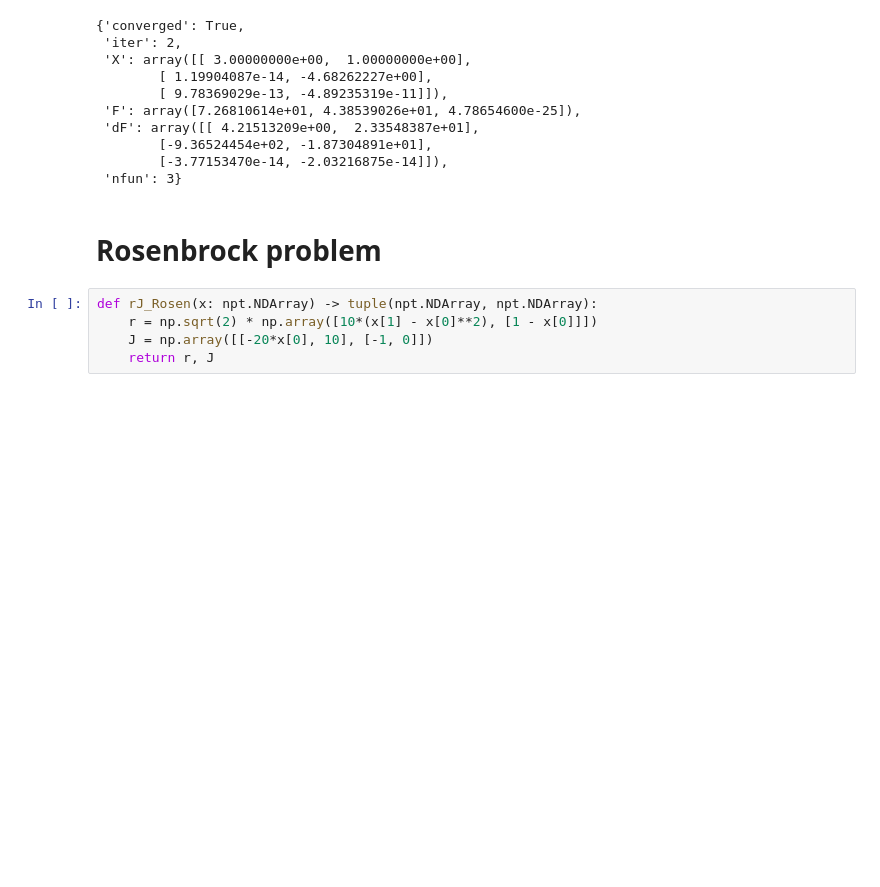
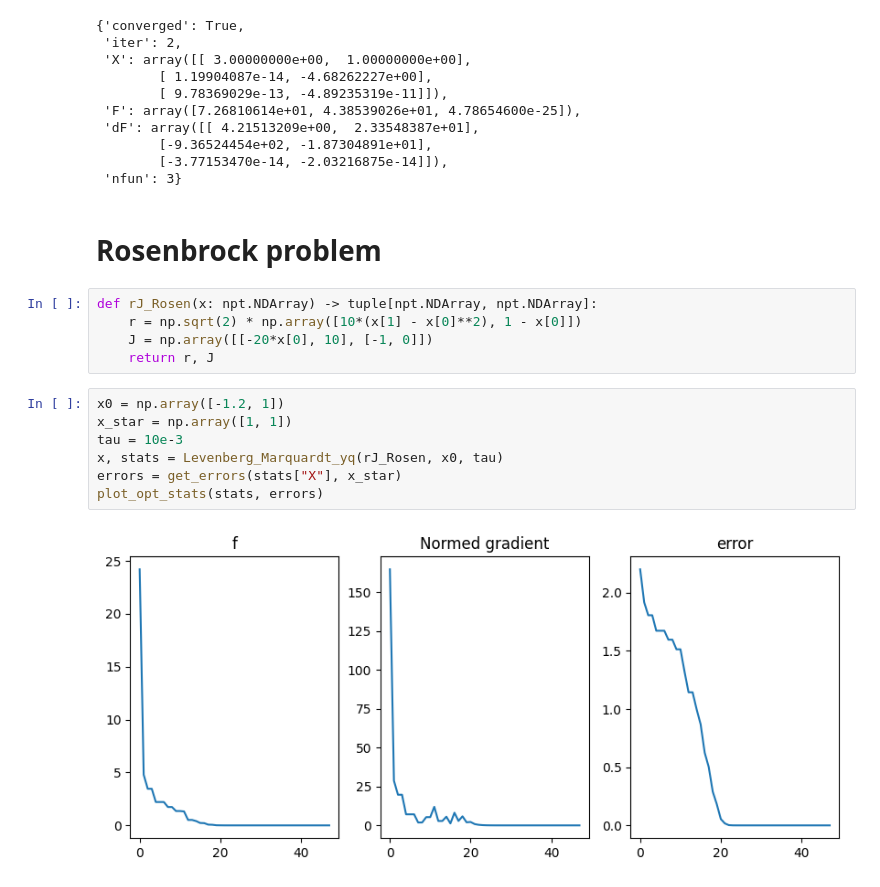
Before and after one commit to Tolsager/opt_hw2, a Jupyter notebook: victor.ipynb, the cells around one changed output. Cells and saved outputs as stored; diff of their text form; blank space fills up the shorter version.

```diff
--- a/victor.ipynb
+++ b/victor.ipynb
@@ -83,7 +83,16 @@ stats
 # %% [markdown]
 # Rosenbrock problem
 # %%
-def rJ_Rosen(x: npt.NDArray) -> tuple(npt.NDArray, npt.NDArray):
-    r = np.sqrt(2) * np.array([10*(x[1] - x[0]**2), [1 - x[0]]])
+def rJ_Rosen(x: npt.NDArray) -> tuple[npt.NDArray, npt.NDArray]:
+    r = np.sqrt(2) * np.array([10*(x[1] - x[0]**2), 1 - x[0]])
     J = np.array([[-20*x[0], 10], [-1, 0]])
     return r, J
+# %%
+x0 = np.array([-1.2, 1])
+x_star = np.array([1, 1])
+tau = 10e-3
+x, stats = Levenberg_Marquardt_yq(rJ_Rosen, x0, tau)
+errors = get_errors(stats["X"], x_star)
+plot_opt_stats(stats, errors)
+# %% [output]
+[figure, added]
```
Also changed, not shown: parts of 9 cells of this notebook.
